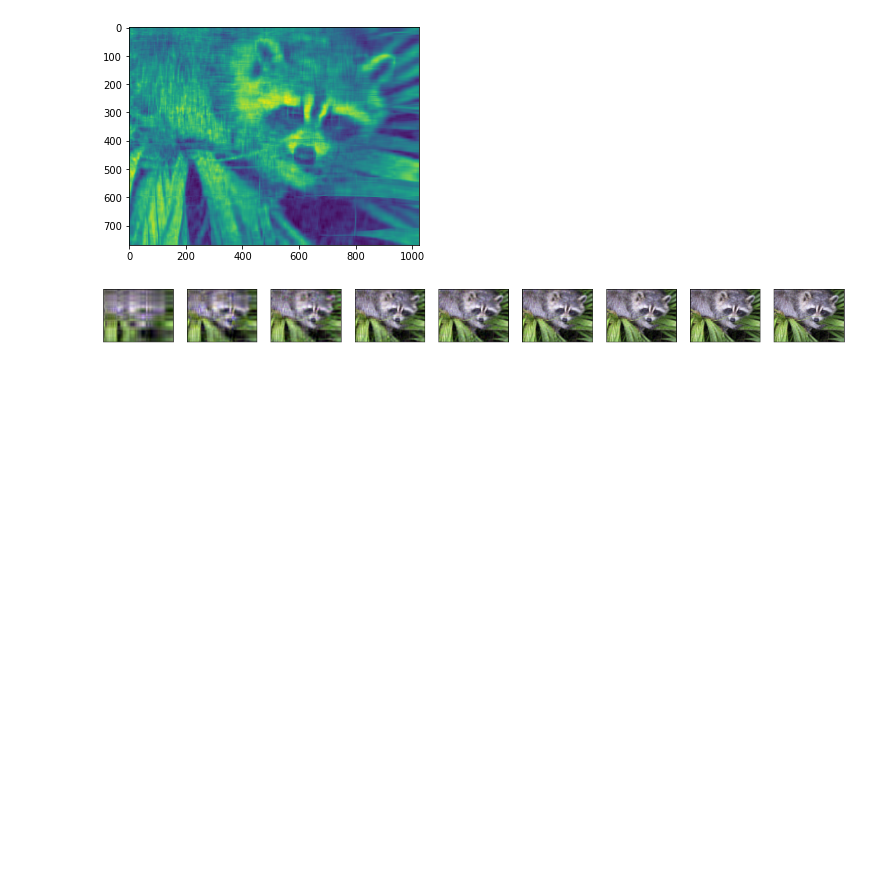
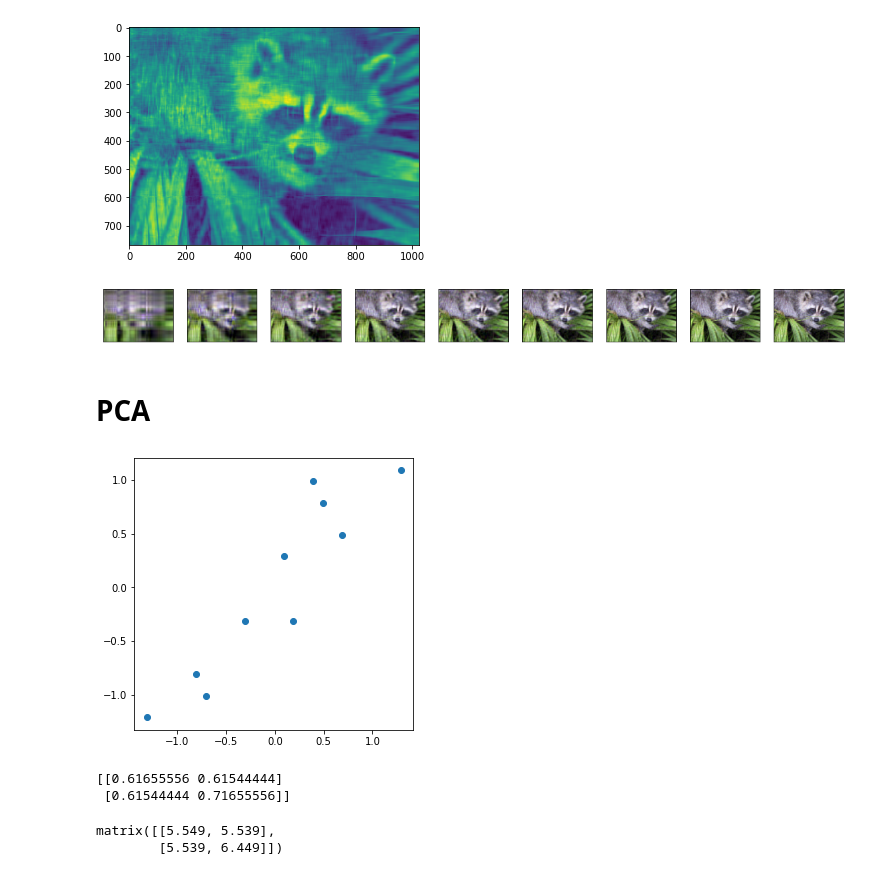
Before and after one commit to GengYiran/Deep-Python, a Jupyter notebook: Notes-and-Excercise/7numpy2.ipynb, the cells around one changed output. Drawn from its saved outputs; the diff is of its cells as text; code cells hidden in the pictures; blank space fills up the shorter version.

```diff
--- a/Notes-and-Excercise/7numpy2.ipynb
+++ b/Notes-and-Excercise/7numpy2.ipynb
@@ -83,3 +83,31 @@ for i in range(1, 10):
 plt.show()
 # %% [output]
 [figure]
+# %% [markdown]
+# PCA
+# %%
+plt.rcParams['figure.figsize'] = (5.0,5.0)
+import numpy as np
+x=np.array([2.5,0.5,2.2,1.9,3.1,2.3,2,1,1.5,1.1])
+y=np.array([2.4,0.7,2.9,2.2,3,2.7,1.6,1.1,1.6,0.9])
+mean_x=np.mean(x)
+mean_y=np.mean(y)
+scaled_x=x-mean_x
+scaled_y=y-mean_y
+data=np.matrix([[scaled_x[i],scaled_y[i]] for i in range(len(scaled_x))])
+# %%
+import matplotlib.pyplot as plt
+plt.plot(scaled_x,scaled_y,'o')
+plt.show()
+cov=np.cov(scaled_x,scaled_y)
+print(cov)
+# %% [output]
+[figure, added]
+[[0.61655556 0.61544444]
+ [0.61544444 0.71655556]]
+# %%
+# 散度矩阵 就是协方差矩阵乘以（总数据量-1）
+np.dot(np.transpose(data),data)
+# %% [output]
+matrix([[5.549, 5.539],
+        [5.539, 6.449]])
```
Also changed, not shown: parts of 2 cells of this notebook.
